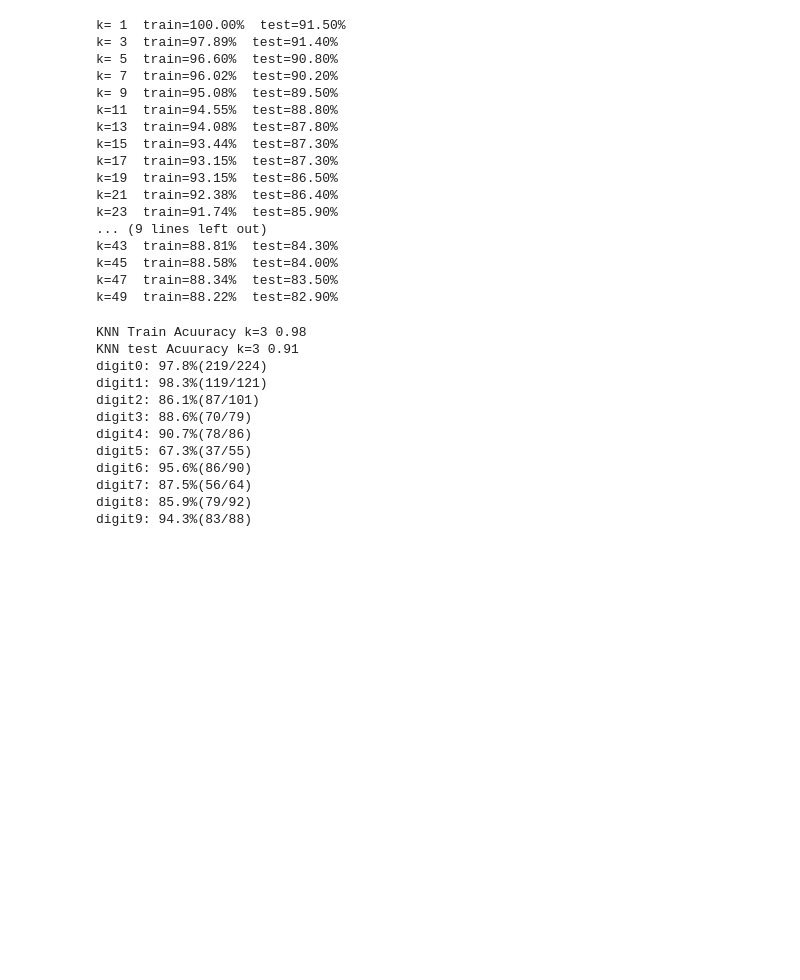
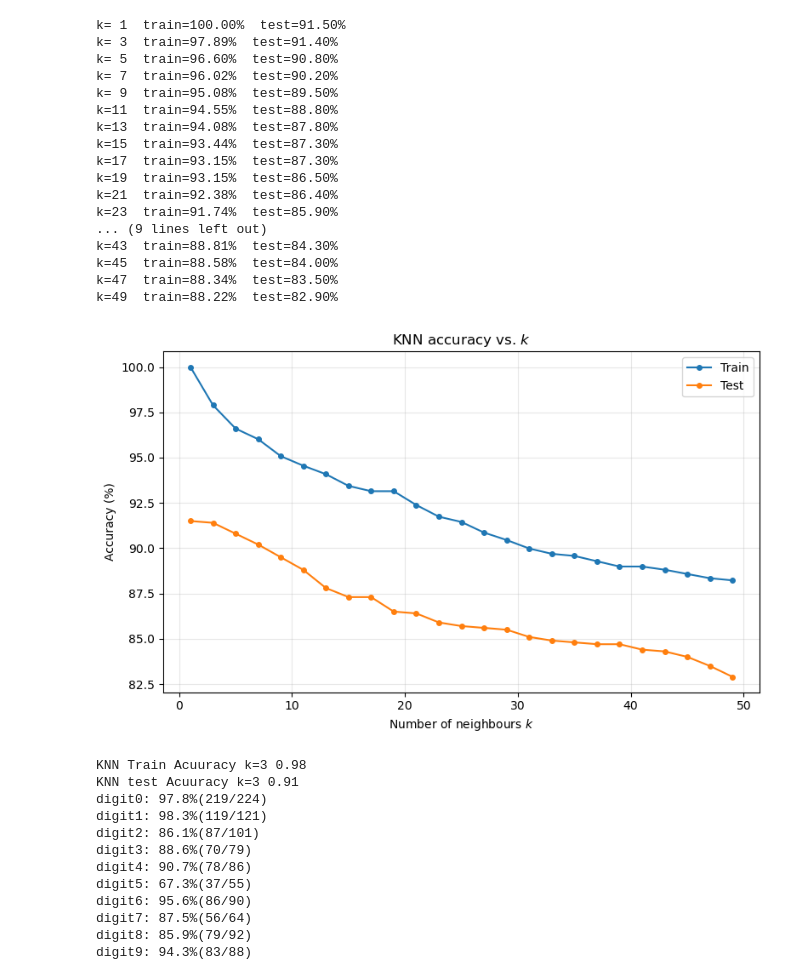
Before and after one commit to eliasskau/IDL-group22-assignment0, a Jupyter notebook: task3_4.ipynb, the cells around one changed output. Saved outputs shown, nothing was run; the diff lists cells and outputs as text; code cells hidden in the pictures; blank space fills up the shorter version.

```diff
--- a/task3_4.ipynb
+++ b/task3_4.ipynb
@@ -162,6 +146,9 @@ digit9: 77.3%(68/88)
 # k- sweep
 from sklearn.neighbors import KNeighborsClassifier
 from sklearn.metrics import accuracy_score
+
+train_accs =[]
+test_accs =[]
 
 ks = list(range(1,50,2))
 for i in ks:
@@ -169,6 +156,8 @@ for i in ks:
     knn.fit(train_in,train_out)
     tr = accuracy_score(train_out, knn.predict(train_in)) * 100
     te = accuracy_score(test_out,  knn.predict(test_in))  * 100
+    train_accs.append(tr)
+    test_accs.append(te)
     print(f"k={i:>2}  train={tr:.2f}%  test={te:.2f}%")
 # %% [output]
 k= 1  train=100.00%  test=91.50%
@@ -188,6 +177,22 @@ k=43  train=88.81%  test=84.30%
 k=45  train=88.58%  test=84.00%
 k=47  train=88.34%  test=83.50%
 k=49  train=88.22%  test=82.90%
+# %%
+import matplotlib.pyplot as plt
+
+plt.figure(figsize=(8, 5))
+plt.plot(ks, train_accs, marker='o', markersize=4, label='Train')
+plt.plot(ks, test_accs,  marker='o', markersize=4, label='Test')
+plt.xlabel('Number of neighbours $k$')
+plt.ylabel('Accuracy (%)')
+plt.title('KNN accuracy vs. $k$')
+plt.grid(True, alpha=0.3)
+plt.legend()
+plt.tight_layout()
+plt.savefig('knn_sweep.png', dpi=150)
+plt.show()
+# %% [output]
+[figure, added]
 # %%
 # task 4
 # using k=3 best performing
```
Also changed, not shown: parts of 1 cell of this notebook.
